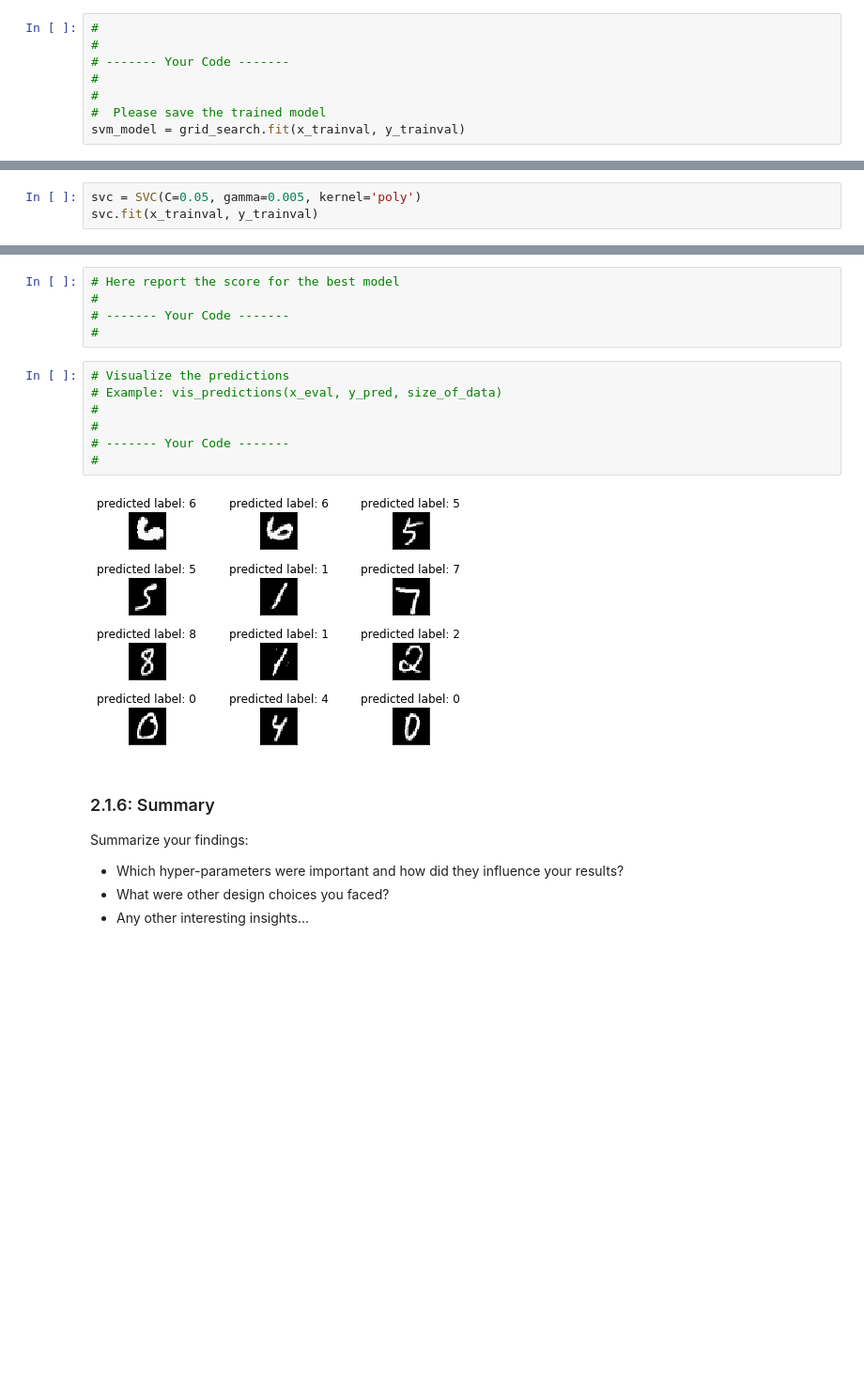
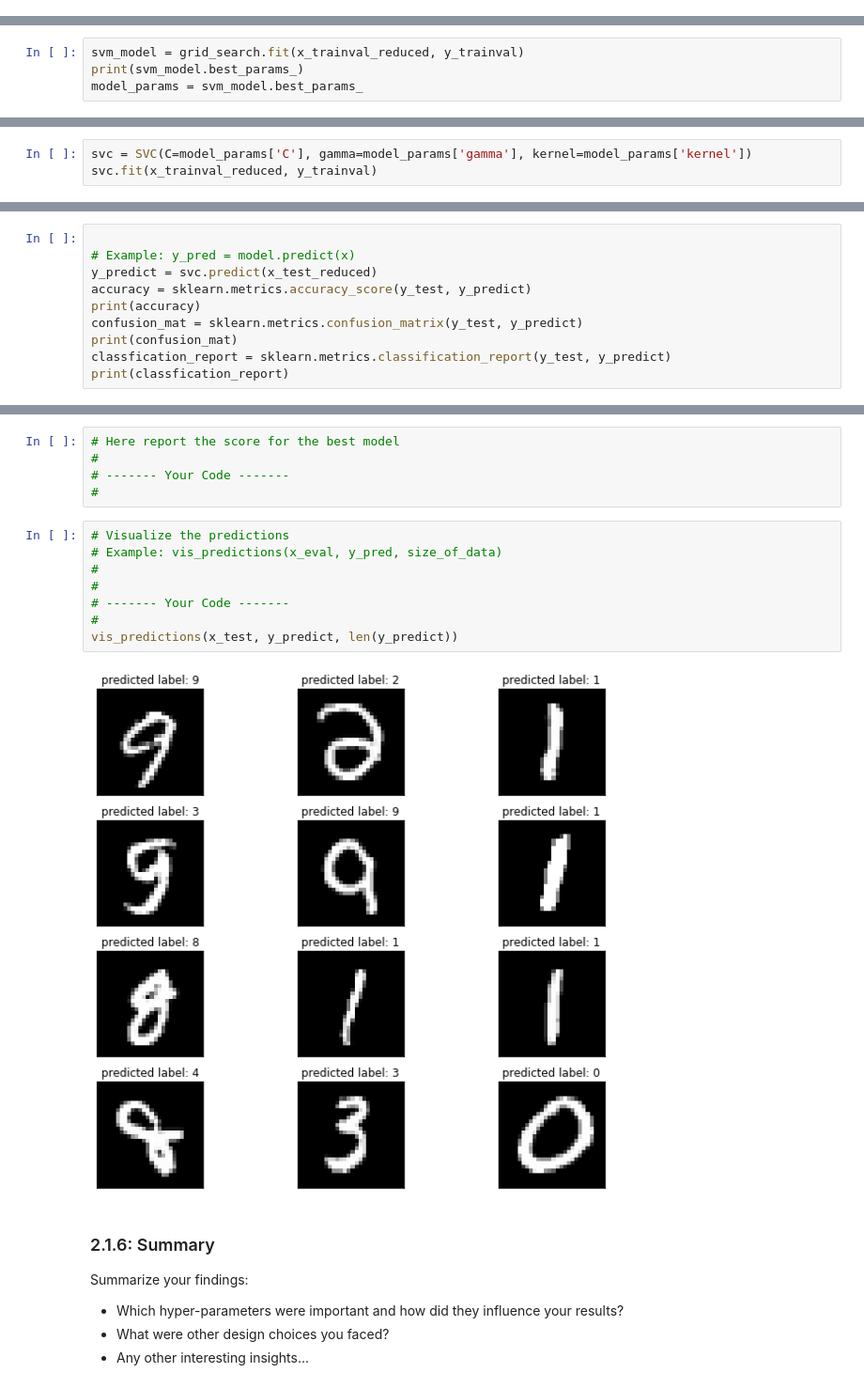
Before and after one commit to Mak-Ta-Reque/MLCYSEC, a Jupyter notebook: Project/Project_1.ipynb, the cells around one changed output, grey strips where cells are left out. Shown at 94% size. Drawn from its saved outputs; the diff is of its cells as text; blank space fills up the shorter version.

```diff
--- a/Project/Project_1.ipynb
+++ b/Project/Project_1.ipynb
@@ -345,11 +347,3 @@ grid_search = sklearn.model_selection.GridSearchCV(svc, param_space, verbose=2,
 ### 2.1.4: Fit Model
 
 Define optimization procedure and fit your model to the data
-# %%
-#
-#
-# ------- Your Code -------
-#
-#
-#  Please save the trained model
-svm_model = grid_search.fit(x_trainval, y_trainval)
@@ -386,0 +350,4 @@ print(grid_search.best_score_, grid_search.best_estimator_, grid_search.best_par
+# %%
+svm_model = grid_search.fit(x_trainval_reduced, y_trainval)
+print(svm_model.best_params_)
+model_params = svm_model.best_params_
@@ -387,5 +379,5 @@ print(grid_search.best_score_, grid_search.best_estimator_, grid_search.best_par
 # %%
-svc = SVC(C=0.05, gamma=0.005, kernel='poly')
-svc.fit(x_trainval, y_trainval)
+svc = SVC(C=model_params['C'], gamma=model_params['gamma'], kernel=model_params['kernel'])
+svc.fit(x_trainval_reduced, y_trainval)
 # %% [output]
 SVC(C=0.05, cache_size=200, class_weight=None, coef0=0.0,
@@ -435,0 +395,10 @@ Evaluate your model.
+# %%
+
+# Example: y_pred = model.predict(x)
+y_predict = svc.predict(x_test_reduced)
+accuracy = sklearn.metrics.accuracy_score(y_test, y_predict)
+print(accuracy)
+confusion_mat = sklearn.metrics.confusion_matrix(y_test, y_predict)
+print(confusion_mat)
+classfication_report = sklearn.metrics.classification_report(y_test, y_predict)
+print(classfication_report)
@@ -451,12 +456,13 @@ Evaluate your model.
 # %%
 # Visualize the predictions
 # Example: vis_predictions(x_eval, y_pred, size_of_data)
 #
 #
 # ------- Your Code -------
 #
+vis_predictions(x_test, y_predict, len(y_predict))
 # %% [output]
-[figure, old version]
+[figure, new version]
 # %% [markdown]
 ### 2.1.6: Summary
 
```
Also changed, not shown: parts of 16 cells of this notebook.
